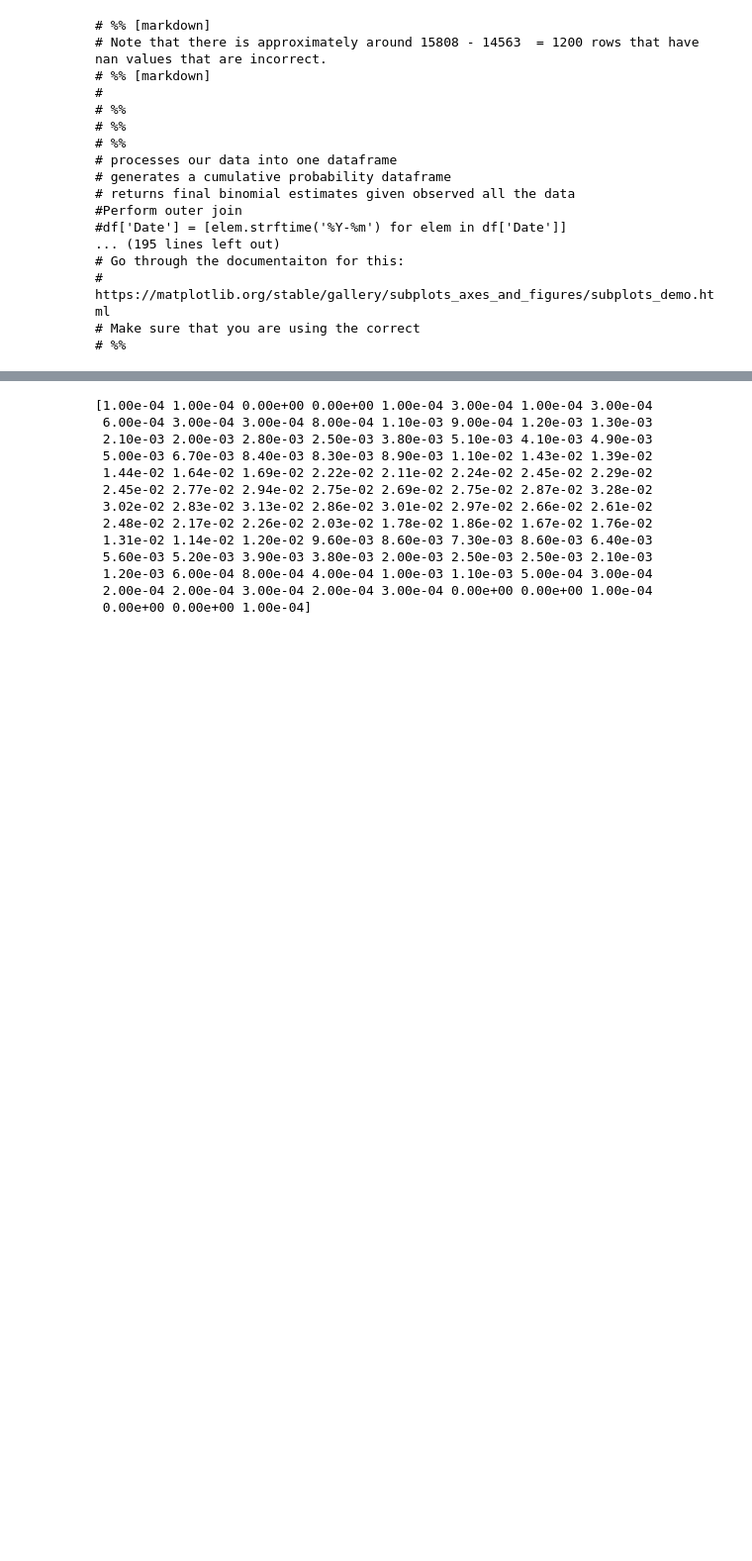
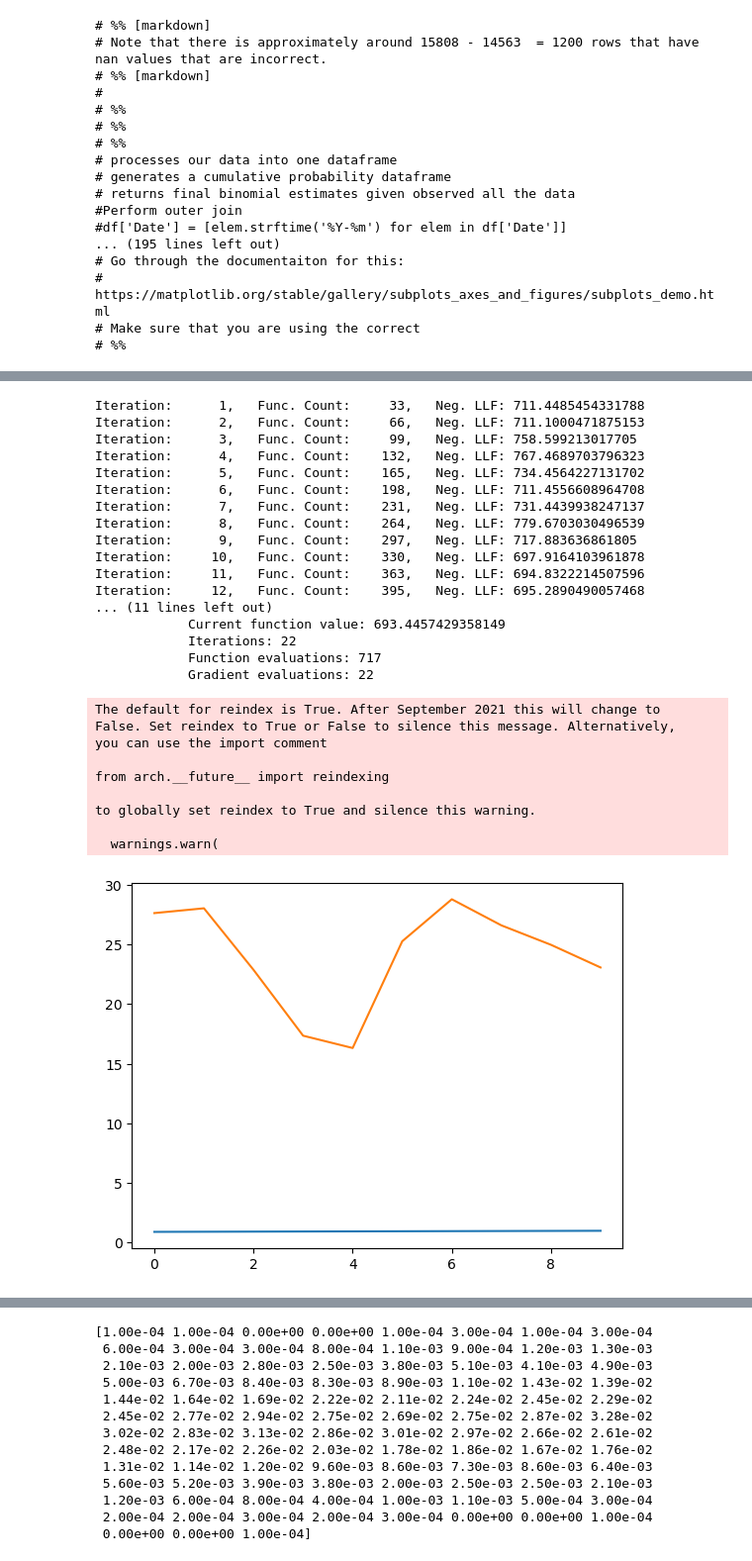
Before and after one commit to KvKid/Exploration-of-Sequential-Monte-Carlo-to-Time-Series-Data, a Jupyter notebook: main.ipynb, the cells around one changed output, grey strips where cells are left out. Shown at 99% size. Saved outputs shown, nothing was run; the diff lists cells and outputs as text; code cells hidden in the pictures; blank space fills up the shorter version.

```diff
--- a/main.ipynb
+++ b/main.ipynb
@@ -459,0 +529,51 @@ class MonteCarlo:
+# %%
+# example of ARCH model
+from random import gauss
+from random import seed
+from matplotlib import pyplot
+from arch import arch_model
+
+data = [float(x) for x in analysis3.df['a23'].values.tolist()]
+# split into train/test
+n_test = 10
+train, test = data[:-n_test], data[-n_test:]
+# define model
+model = arch_model(train, mean='Zero', vol='GARCH', p=15, q=15)
+# fit model
+model_fit = model.fit()
+# forecast the test set
+yhat = model_fit.forecast(horizon=n_test)
+# plot the actual variance
+var = [i*0.01 for i in range(0,100)]
+pyplot.plot(var[-n_test:])
+# plot forecast variance
+pyplot.plot(yhat.variance.values[-1, :])
+pyplot.show()
+# %% [output]
+Iteration:      1,   Func. Count:     33,   Neg. LLF: 711.4485454331788
+Iteration:      2,   Func. Count:     66,   Neg. LLF: 711.1000471875153
+Iteration:      3,   Func. Count:     99,   Neg. LLF: 758.599213017705
+Iteration:      4,   Func. Count:    132,   Neg. LLF: 767.4689703796323
+Iteration:      5,   Func. Count:    165,   Neg. LLF: 734.4564227131702
+Iteration:      6,   Func. Count:    198,   Neg. LLF: 711.4556608964708
+Iteration:      7,   Func. Count:    231,   Neg. LLF: 731.4439938247137
+Iteration:      8,   Func. Count:    264,   Neg. LLF: 779.6703030496539
+Iteration:      9,   Func. Count:    297,   Neg. LLF: 717.883636861805
+Iteration:     10,   Func. Count:    330,   Neg. LLF: 697.9164103961878
+Iteration:     11,   Func. Count:    363,   Neg. LLF: 694.8322214507596
+Iteration:     12,   Func. Count:    395,   Neg. LLF: 695.2890490057468
+... (11 lines left out)
+            Current function value: 693.4457429358149
+            Iterations: 22
+            Function evaluations: 717
+            Gradient evaluations: 22
+The default for reindex is True. After September 2021 this will change to
+False. Set reindex to True or False to silence this message. Alternatively,
+you can use the import comment
+
+from arch.__future__ import reindexing
+
+to globally set reindex to True and silence this warning.
+
+  warnings.warn(
+[figure, added]
```
Also changed, not shown: parts of 15 cells of this notebook.
